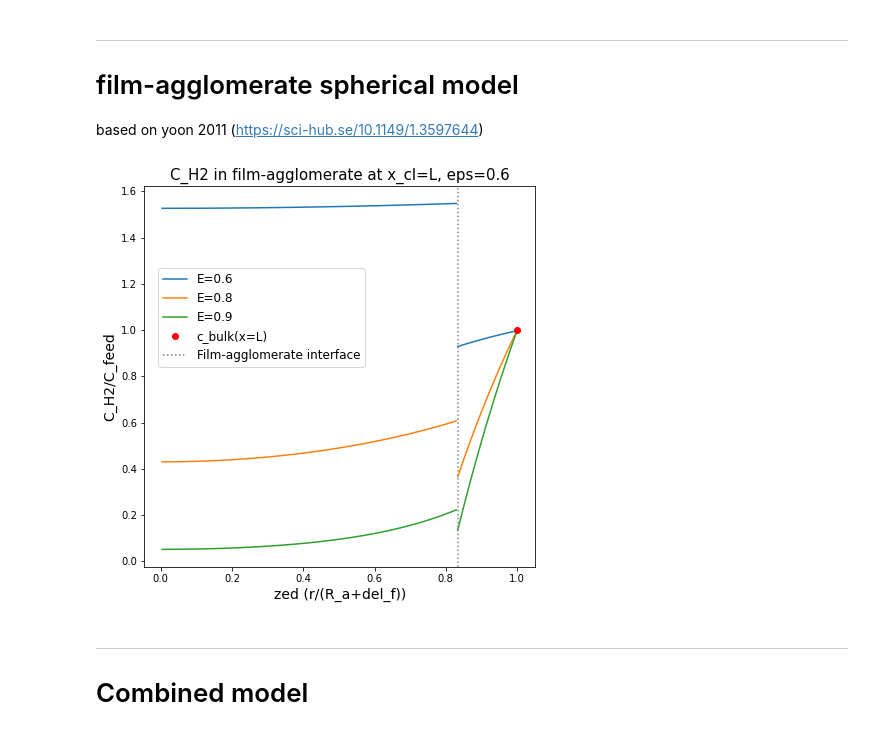
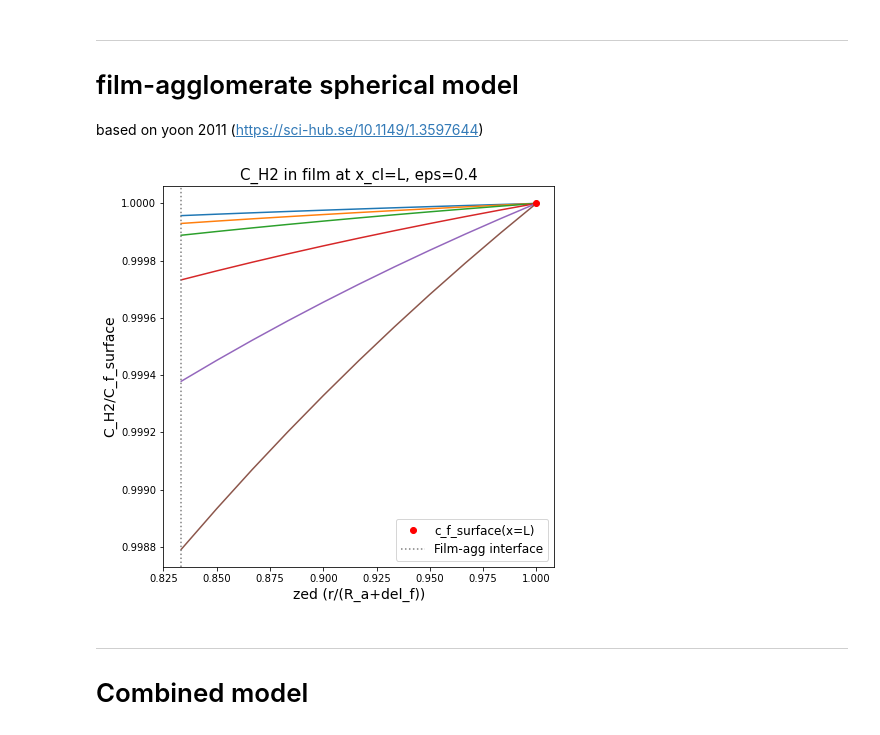
Before and after one commit to tinypersimmon/lbnl, a Jupyter notebook: degrad.ipynb, the cells around one changed output. Saved outputs shown, nothing was run; the diff lists cells and outputs as text; code cells hidden in the pictures.

```diff
--- a/degrad.ipynb
+++ b/degrad.ipynb
@@ -6,6 +6,8 @@
 import numpy as np
 import matplotlib.pyplot as plt
 
+#S=1.62 mg/kg
+S=2.2e-4
 c_feed = 1/1000
 c_proton = 1.1
 
@@ -38,7 +40,7 @@ def c_cl(i,E):
 
 def current(c):
     area = np.trapz(c)
-    coul = n*F*(c_feed-area)
+    coul = -(1-area)/(n*F)
     return coul
 # %%
 I=[]
@@ -111,18 +115,18 @@ lmbda = 1/eps
 L_ca = 0.2
 A_ca = 40
 # %%
-def constants(i,x_cl):
-    theta = (i_0*L_ca*A_ca)/((1-eps)*L*c_proton*F)*np.exp(alpha*z*F*(E1[i]-E_eq)/RT)
+def constants(E,i,x_cl):
+    theta = (i_0*L_ca*A_ca)/((1-eps)*L*c_proton*F)*np.exp(alpha*z*F*(E[i]-E_eq)/RT)
     phi = np.sqrt(theta*R_sph/D_agg)
-    omega = D_agg/Df * lmbda/np.sinh(phi*R_a/R_sph) * (-(R_a/R_sph)*np.sinh(phi*R_a/R_sph) +
+    omega = D_agg/Df * eps/np.sinh(phi*R_a/R_sph) * (-(R_a/R_sph)*np.sinh(phi*R_a/R_sph) +
                                       (R_a/R_sph)**2*phi*np.cosh(phi*R_a/R_sph))
     p = (1-eps)*D_agg/(4/3*R_a*D_CL*np.sinh(phi*R_a/R_sph)
                ) * (R_sph/R_a) * ( phi*np.cosh(R_a/R_sph) - (R_sph/R_a)*np.sinh(phi*R_a/R_sph)
-                                 ) * lmbda/(R_sph/R_a*omega - omega + 1)
-    rt_p = np.sqrt(np.abs(p))
+                                 ) * eps/(R_sph/R_a*omega - omega + 1)
+    rt_p = np.sqrt(abs(p))
     k1 = 1/(1+np.exp(-2*rt_p*L))
     conc_bulk = combined_bulk(x_cl,k1,rt_p)
-    c_film_0 = conc_bulk / (R_sph/R_a * omega - omega + 1)
+    c_film_0 = S*conc_bulk / (R_sph/R_a * omega - omega + 1)
     return [theta,phi,omega,rt_p,k1,conc_bulk,c_film_0]
 
 def combined_bulk(x,k1,rt_p):
@@ -130,38 +134,46 @@ def combined_bulk(x,k1,rt_p):
 
 ## concentration in agglomerate
 def c_agg(zed):
-    return (1/zed) * lmbda*c_film_0 * R_a/R_sph * np.sinh(phi*zed) / np.sinh(phi*R_a/R_sph)
+    return (1/zed) * eps*c_film_0 * R_a/R_sph * np.sinh(phi*zed) / np.sinh(phi*R_a/R_sph)
 
 ## concentration in film
 def c_film(zed):
-    return conc_bulk + omega*c_film_0*(1-1/zed)
+    return S*conc_bulk + omega*c_film_0*(1-1/zed)
 # %%
 plt.figure(figsize=(7,7))
 
+c_f_surf = S*c_feed
 zed_i = np.arange(0.05e-8, R_a, 0.05e-8) / R_sph
 zed_o = np.arange(R_a, R_sph+0.1*del_f, 0.1*del_f) / R_sph
-
 x_cl = L
 
-E1=[0.6,0.8,0.9]
+#E = [-0.3,0,0.3,0.5,0.6,0.7,0.8]
+E=[0.3,0.35,0.4,0.5,0.6,0.68]
+
 colors = ['#1f77b4', '#ff7f0e', '#2ca02c', '#d62728', '#9467bd', '#8c564b', '#e377c2', '#7f7f7f', '#bcbd22', '#17becf']
-for i in range(len(E1)):
-    [theta, phi, omega, rt_p, k1, conc_bulk, c_film_0] = constants(i,x_cl)
-    plt.plot(zed_o, c_film(zed_o)/c_feed, color=colors[i])
-    plt.plot(zed_i, c_agg(zed_i)/c_feed, color=colors[i], label=('E='+str(E1[i])))
+j=0
+for i in range(len(E)):
+    if j>len(colors):
+        j=0
+    [theta, phi, omega, rt_p, k1, conc_bulk, c_film_0] = constants(E,i,x_cl)
+    plt.plot(zed_o, c_film(zed_o)/c_f_surf, color=colors[j])
+    #plt.plot(zed_i, c_agg(zed_i)/c_f_surf, color=colors[j], label=('E='+str(E[i])))
+    j+=1
 
-plt.plot(1,1,'o',color='red',label='c_bulk(x=L)')
-plt.title('C_H2 in film-agglomerate at x_cl=L, eps=0.6', fontsize='15')
-plt.ylabel('C_H2/C_feed', fontsize='14')
+dot = plt.plot(1,1,'o',color='red',label='c_f_surface(x=L)')
+plt.title('C_H2 in film at x_cl=L, eps=0.4', fontsize='15')
+plt.ylabel('C_H2/C_f_surface', fontsize='14')
+#plt.grid(True,which="both", linestyle='--')
+#plt.yscale('log')
 plt.xlabel('zed (r/(R_a+del_f))', fontsize='14')
-plt.axvline(R_a/R_sph, color='grey', linestyle=':', label='Film-agglomerate interface')
+plt.axvline(R_a/R_sph, color='grey', linestyle=':', label='Film-agg interface')
 
-plt.legend(bbox_to_anchor=(0.58,0.8),fontsize='12')
+plt.legend(fontsize='12')
 #txt = 'Figure 5. Transport through the ionomer film increases with higher overpotential.'
 #plt.text(0.5, -0.3, txt, horizontalalignment='center', fontsize=12)
 plt.show()
 # %% [output]
-[figure, old version]
+[figure, new version]
 # %% [markdown]
 ---
 # Combined model
```
Also changed, not shown: parts of 5 cells of this notebook.
